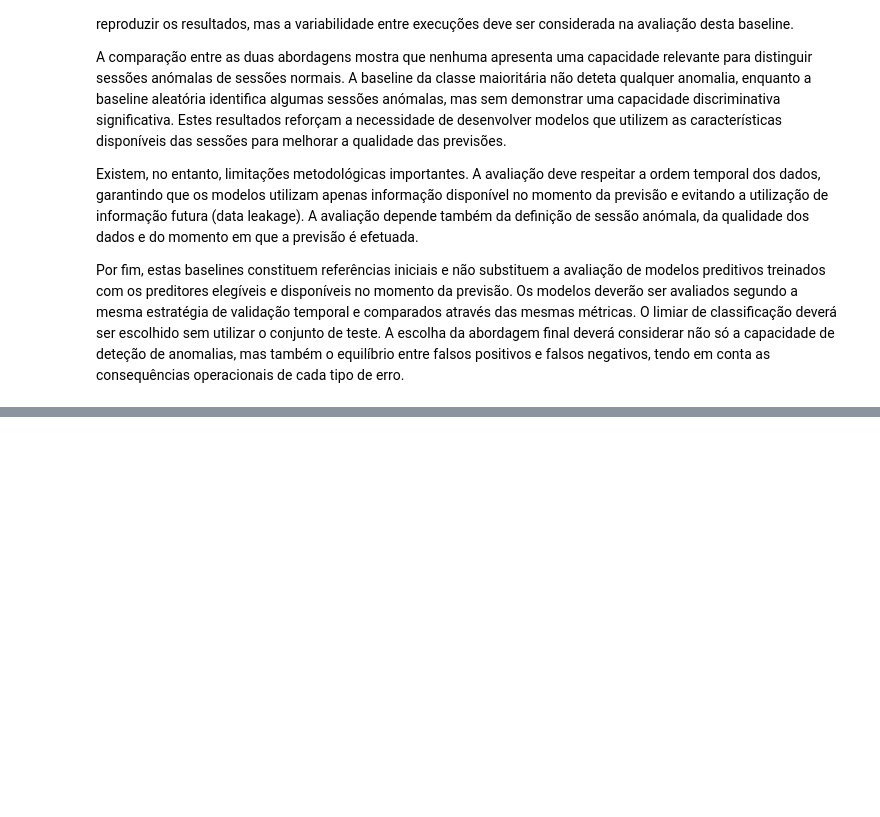
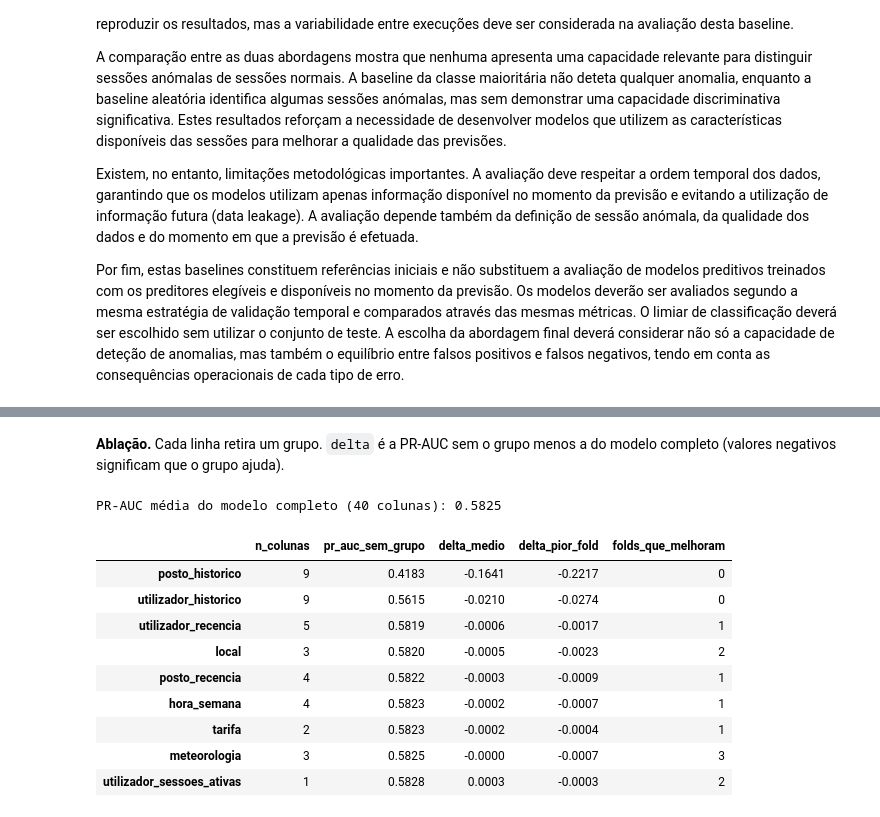
Before and after one commit to marianaCorreiia/MINDD-GPA-1260527-1211883-1231261, a Jupyter notebook: task2.ipynb, the cells around one changed output, grey strips where cells are left out. Drawn from its saved outputs; the diff is of its cells as text; code cells hidden in the pictures; blank space fills up the shorter version.

```diff
--- a/task2.ipynb
+++ b/task2.ipynb
@@ -1000,0 +1120,26 @@ Por fim, estas baselines constituem referências iniciais e não substituem a av
+# %%
+def build_features(frame: pd.DataFrame) -> pd.DataFrame:
+    X = frame[eligible].copy()
+    hour = start_dt.dt.hour + start_dt.dt.minute / 60
+    X["hour_sin"], X["hour_cos"] = np.sin(2 * np.pi * hour / 24), np.cos(2 * np.pi * hour / 24)
+    X["weekday_sin"] = np.sin(2 * np.pi * start_dt.dt.weekday / 7)
+    X["weekday_cos"] = np.cos(2 * np.pi * start_dt.dt.weekday / 7)
+    X = X.drop(columns="start_time")
+    X[CATEGORICAL] = X[CATEGORICAL].astype(str)
+    numeric = [c for c in X.columns if c not in CATEGORICAL]
+    X[numeric] = X[numeric].astype(float)
+    return X
+
+
+X = build_features(df)
+numeric_cols = [c for c in X.columns if c not in CATEGORICAL]
+
+preprocessing = ColumnTransformer([
+    ("num", Pipeline([("imputer", SimpleImputer(strategy="median")), ("scaler", StandardScaler())]), numeric_cols),
+    ("cat", OneHotEncoder(handle_unknown="ignore", min_frequency=50), CATEGORICAL),
+])
+# Modelo de referência só para exercitar o esquema; o modelo final é escolhido depois.
+reference_model = Pipeline([
+    ("prep", preprocessing),
+    ("clf", LogisticRegression(max_iter=1000)),
+])
@@ -1000,0 +1298,29 @@ Por fim, estas baselines constituem referências iniciais e não substituem a av
+# %% [markdown]
+**Ablação.** Cada linha retira um grupo. `delta` é a PR-AUC sem o grupo menos a do modelo completo (valores negativos significam que o grupo ajuda).
+# %%
+all_groups = list(PREDICTOR_GROUPS)
+full_pr = evaluate_group_sets([all_groups])[0]["pr_auc"].to_numpy()
+without = evaluate_group_sets([[g for g in all_groups if g != d] for d in all_groups])
+deltas = [w["pr_auc"].to_numpy() - full_pr for w in without]
+
+ablation = pd.DataFrame({
+    "n_colunas": [len(PREDICTOR_GROUPS[g]) for g in all_groups],
+    "pr_auc_sem_grupo": [w["pr_auc"].mean() for w in without],
+    "delta_medio": [d.mean() for d in deltas],
+    "delta_pior_fold": [d.min() for d in deltas],
+    "folds_que_melhoram": [int((d > 0).sum()) for d in deltas],
+}, index=all_groups).sort_values("delta_medio")
+print(f"PR-AUC média do modelo completo ({X.shape[1]} colunas): {full_pr.mean():.4f}")
+ablation.round(4)
+# %% [output]
+PR-AUC média do modelo completo (40 colunas): 0.5825
+|  | n_colunas | pr_auc_sem_grupo | delta_medio | delta_pior_fold | folds_que_melhoram |
+| posto_historico | 9 | 0.4183 | -0.1641 | -0.2217 | 0 |
+| utilizador_historico | 9 | 0.5615 | -0.0210 | -0.0274 | 0 |
+| utilizador_recencia | 5 | 0.5819 | -0.0006 | -0.0017 | 1 |
+| local | 3 | 0.5820 | -0.0005 | -0.0023 | 2 |
+| posto_recencia | 4 | 0.5822 | -0.0003 | -0.0009 | 1 |
+| hora_semana | 4 | 0.5823 | -0.0002 | -0.0007 | 1 |
+| tarifa | 2 | 0.5823 | -0.0002 | -0.0004 | 1 |
+| meteorologia | 3 | 0.5825 | -0.0000 | -0.0007 | 3 |
+| utilizador_sessoes_ativas | 1 | 0.5828 | 0.0003 | -0.0003 | 2 |
```
Also changed, not shown: parts of 24 cells of this notebook, 1 other file.
